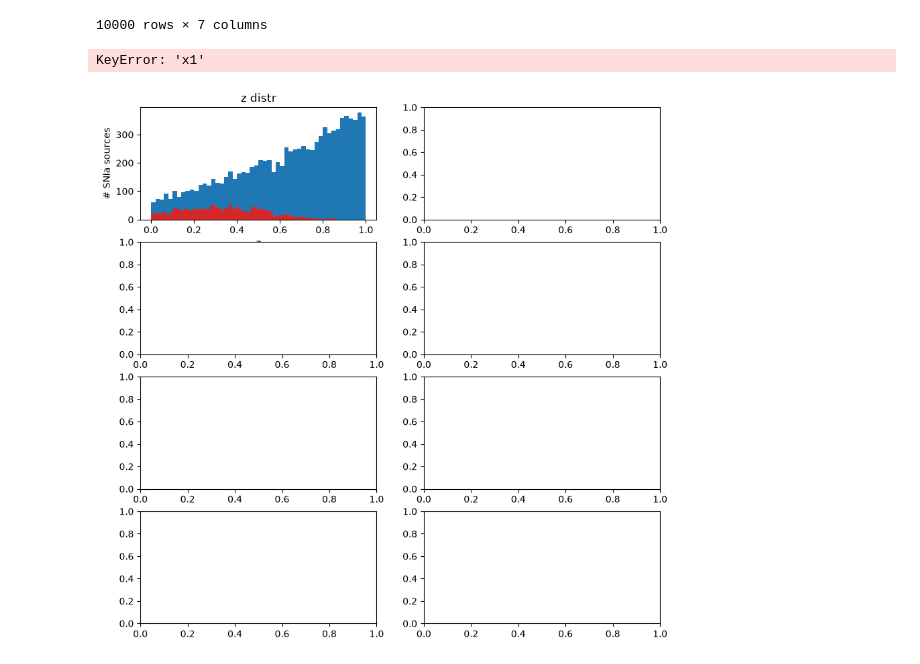
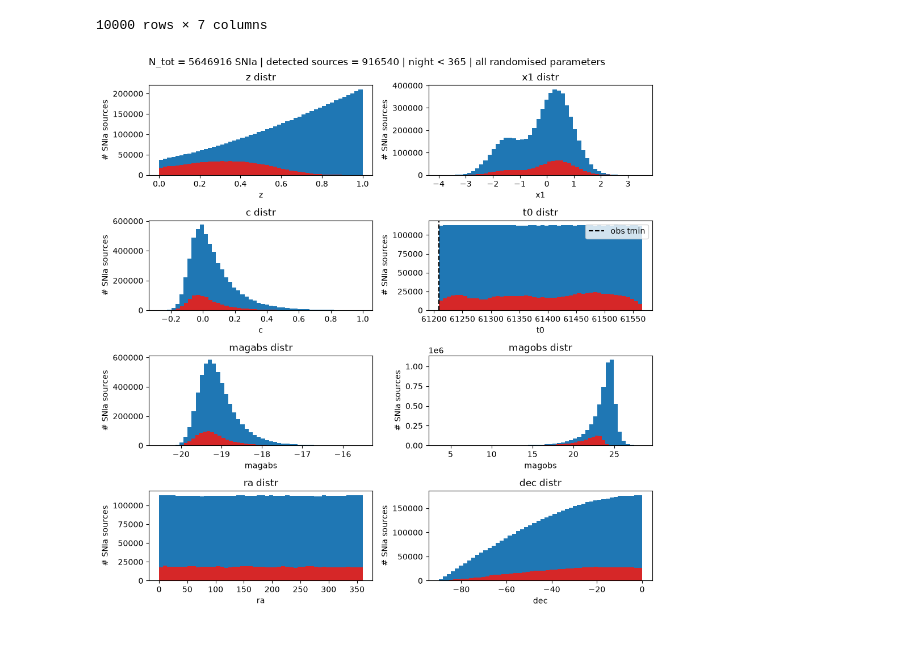
Before and after one commit to krissylla/TransientSimulation, a Jupyter notebook: skysurvey_detections.ipynb, the cells around one changed output. Saved outputs shown, nothing was run; the diff lists cells and outputs as text; code cells hidden in the pictures.

Commit message:
01Sep first 5.6 million run done

```diff
--- a/skysurvey_detections.ipynb
+++ b/skysurvey_detections.ipynb
@@ -58,0 +79,29 @@ pd.read_parquet("results/detected_000.parquet")
+# %%
+# combine all parquets into one big parquet (about 200 MB for 5.7 million SNIa)
+from pathlib import Path
+import pandas as pd
+import numpy as np
+
+files = sorted(Path("results").glob("detected_*.parquet"))
+dfs = [pd.read_parquet(f) for f in files]
+
+combined = pd.concat(dfs, ignore_index=True)
+
+# If your batch job already created a unique target field:
+if "target_global" in combined.columns:
+    combined["target"] = combined["target_global"]
+
+# Otherwise, force a new unique index:
+else:
+    combined = combined.reset_index(drop=True)
+    combined["target"] = np.arange(len(combined))
+
+# Optional: keep old target as a separate column
+# combined["old_target"] = combined["target"]
+
+combined.to_parquet(
+    "results/combined_detected.parquet",
+    engine="pyarrow",
+    compression="zstd",
+    index=False
+)
@@ -271,29 +418,28 @@ example
 # %%
 #perhaps this way, you don't need to specify bins?
 
-detected_models = example[example['detected'] == True] # a df
+detected_models = combined[combined['detected'] == True] # a df
 
 params = ['z', 'x1', 'c', 't0', 'magabs', 'magobs', 'ra', 'dec']
 
 fig, axs = plt.subplots(4, 2, figsize=(10, 10))
 
 for ax, param in zip(axs.flat, params):
-    ax.hist(example[param], bins=50, color = 'tab:blue')
+    ax.hist(combined[param], bins=50, color = 'tab:blue')
     ax.hist(detected_models[param], bins=50, color = 'tab:red')
     if param == 't0':
         ax.axvline(tmin, color = 'k', linestyle = '--', label = 'obs tmin')
         ax.legend()
     ax.set_xlabel(param)
     ax.set_ylabel("# SNIa sources")
     ax.set_title(f"{param} distr")
 
 # Hide unused subplot
 for ax in axs.flat[len(params):]:
     ax.set_visible(False)
 plt.suptitle(f'N_tot = {N_tot} SNIa | detected sources = {len(detected_models)} | night < 365 | all randomised parameters')
 plt.tight_layout()
 
 plt.show()
 # %% [output]
-KeyError: 'x1'
-[figure, old version]
+[figure, new version]
```
Also changed, not shown: parts of 11 cells of this notebook, 1 other file.
